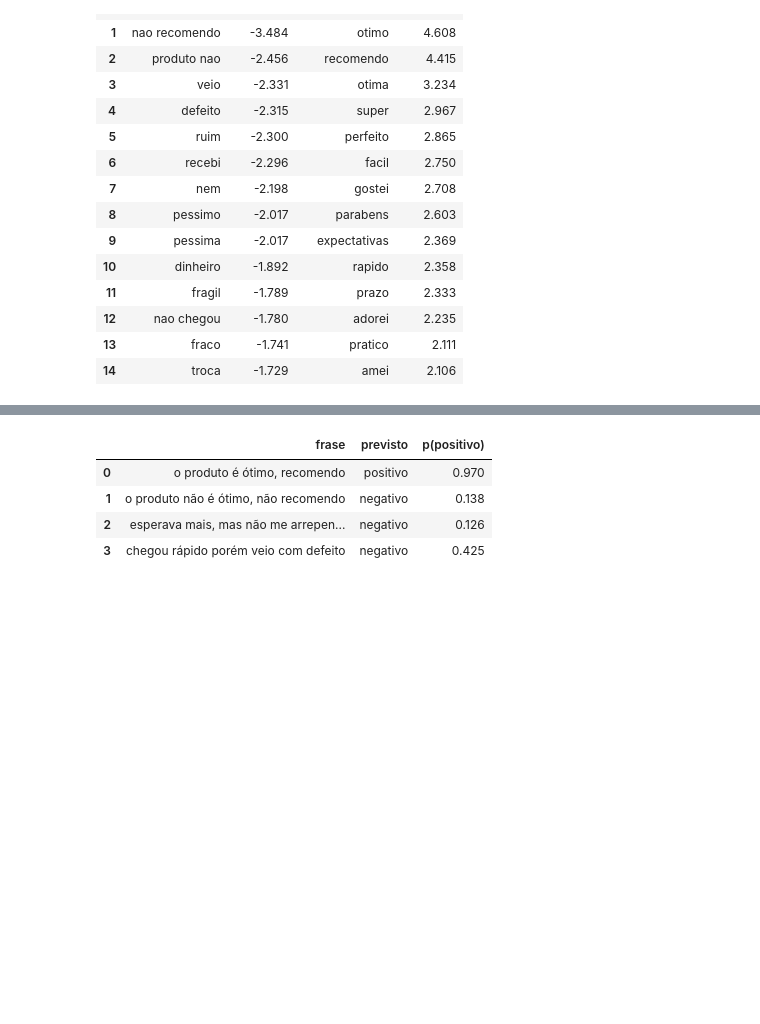
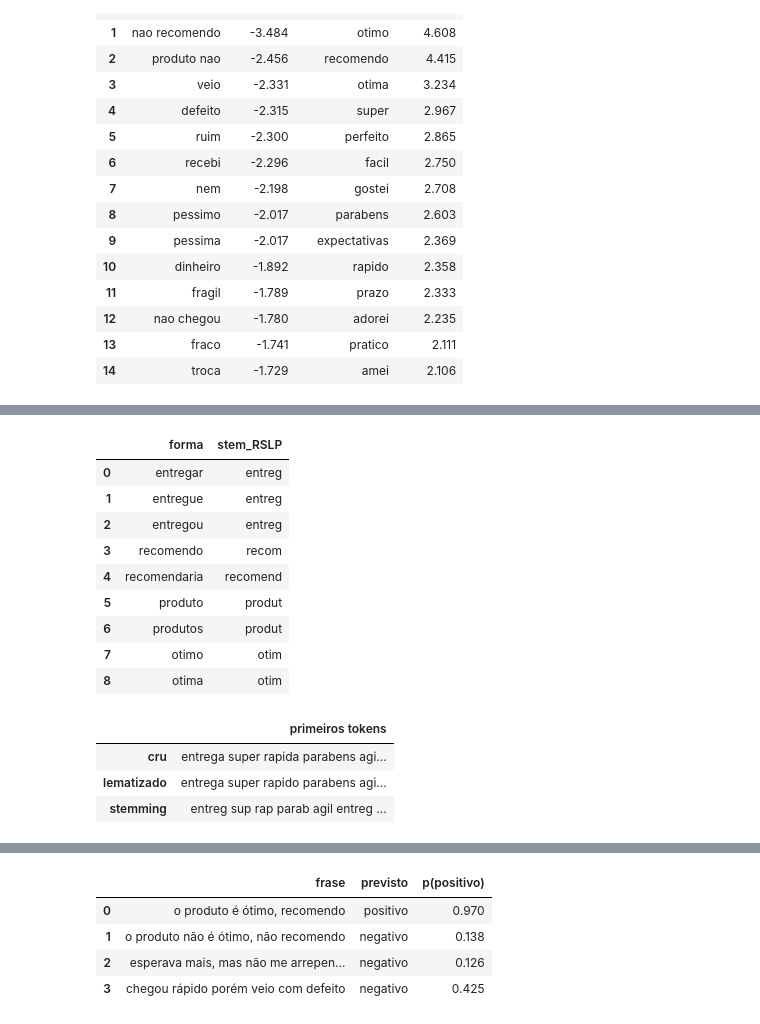
Before and after one commit to rafaelcarvalhedo/Especializacao-NLP, a Jupyter notebook: bag_of_words/bag_of_words.ipynb, the cells around one changed output, grey strips where cells are left out. Saved outputs shown, nothing was run; the diff lists cells and outputs as text; code cells hidden in the pictures; blank space fills up the shorter version.

```diff
--- a/bag_of_words/bag_of_words.ipynb
+++ b/bag_of_words/bag_of_words.ipynb
@@ -562,0 +582,71 @@ classes: ['negativo' 'positivo'] -> coeficiente positivo indica positivo
+# %%
+import nltk
+
+NLTK_DIR = PROJECT_DIR / "data" / "nltk"
+nltk.download("rslp", download_dir=str(NLTK_DIR), quiet=True)  # tabela de sufixos do RSLP
+nltk.data.path.insert(0, str(NLTK_DIR))
+
+from nltk.stem import RSLPStemmer
+
+stemmer = RSLPStemmer()
+
+# O stemmer é agressivo e nem sempre coerente: compare a terceira linha com a quarta.
+pd.DataFrame([
+    {"forma": w, "stem_RSLP": stemmer.stem(w)}
+    for w in ["entregar", "entregue", "entregou", "recomendo", "recomendaria",
+              "produto", "produtos", "otimo", "otima"]
+])
+# %% [output]
+|  | forma | stem_RSLP |
+| 0 | entregar | entreg |
+| 1 | entregue | entreg |
+| 2 | entregou | entreg |
+| 3 | recomendo | recom |
+| 4 | recomendaria | recomend |
+| 5 | produto | produt |
+| 6 | produtos | produt |
+| 7 | otimo | otim |
+| 8 | otima | otim |
+# %%
+import spacy
+
+# parser e ner não são usados aqui; desligar corta o tempo de processamento pela metade.
+nlp = spacy.load("pt_core_news_sm", disable=["parser", "ner"])
+
+def tokenizar_lema(textos: list[str]) -> list[list[str]]:
+    '''Lematiza com o spaCy e aplica os mesmos filtros de tokenizar().'''
+    saida = []
+    for doc in nlp.pipe(textos, batch_size=256):
+        tokens = []
+        for t in doc:
+            if not t.is_alpha:
+                continue
+            # Em português o spaCy expande contrações no lema: "pela" -> "por o".
+            # Por isso o lema pode vir com espaço e precisa ser refiltrado por partes,
+            # senão stopwords voltam para dentro do vocabulário.
+            for parte in remover_acentos(t.lemma_.lower()).split():
+                if parte not in STOPWORDS_PT and len(parte) > 1:
+                    tokens.append(parte)
+        saida.append(tokens)
+    return saida
+
+def tokenizar_stem(texto: str) -> list[str]:
+    '''Aplica o RSLP sobre os tokens já filtrados por tokenizar().'''
+    return [stemmer.stem(t) for t in tokenizar(texto)]
+
+variantes = {
+    "cru": (docs_train, docs_test),
+    "lematizado": (tokenizar_lema(X_train_txt), tokenizar_lema(X_test_txt)),
+    "stemming": ([tokenizar_stem(t) for t in X_train_txt],
+                 [tokenizar_stem(t) for t in X_test_txt]),
+}
+
+# Como cada variante transforma o mesmo documento.
+pd.DataFrame({
+    nome: [" ".join(tr[0][:14])] for nome, (tr, _) in variantes.items()
+}, index=["primeiros tokens"]).T
+# %% [output]
+|  | primeiros tokens |
+| cru | entrega super rapida parabens agi... |
+| lematizado | entrega super rapido parabens agi... |
+| stemming | entreg sup rap parab agil entreg ... |
```
Also changed, not shown: parts of 7 cells of this notebook, 4 other files.
